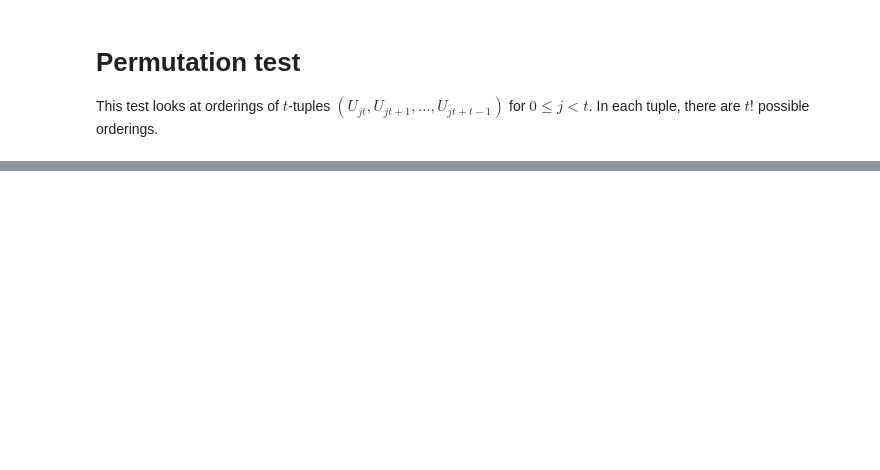
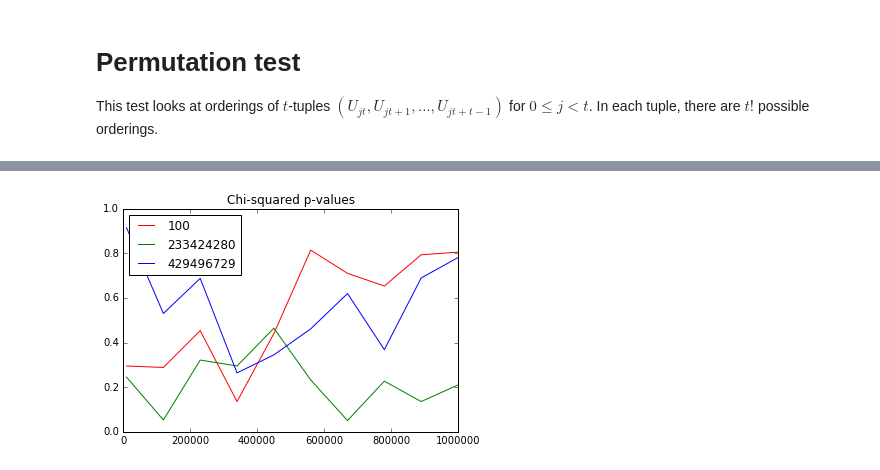
Before and after one commit to kellieotto/prng-slides, a Jupyter notebook: code/sha256-tests.ipynb, the cells around one changed output, grey strips where cells are left out. Drawn from its saved outputs; the diff is of its cells as text; code cells hidden in the pictures; blank space fills up the shorter version.

Commit message:
Add more PRNG tests and get results for 3 seeds

```diff
--- a/code/sha256-tests.ipynb
+++ b/code/sha256-tests.ipynb
@@ -172,5 +169,5 @@ def gap_test(sequence, alpha, beta, t):
     expected.append(conditional_n*(1-p)**t)
     return {'observed' :  count,
             'expected' : expected,
-            'chisquare' : chisquare(count, expected)}
+            'p-value' : chisquare(count, expected)[1]}
 # %%
@@ -233,13 +217,8 @@ def coupontest(sequence, d, t):
     expected[t] = conditional_n - sum(expected)
     return {'observed' :  count,
             'expected' : expected,
-            'chisquare' : chisquare(count, expected)}
+            'p-value' : chisquare(count, expected)[1]}
 
 
 
-
-ss = 100 # seed value
-prng = SHA256(ss)
-
-prns = [prng.random() for i in range(10**7)]
-coupontest(prns, d=5, t=10)
+#coupontest(prns, d=5, t=10)
@@ -288,0 +256,25 @@ conductPermTest(prns[:10**5], 5)
+# %%
+def conduct_sample_by_index_test(sequence, n, k):
+    nprime = n
+    j = 0
+    samp = []
+    counts = dict()
+
+    for j in range(len(sequence)):
+        if nprime > n-k:
+            samp.append( np.floor(nprime * sequence[j]) )
+            nprime -= 1
+        else:
+            f = str(samp)
+            if f in counts.keys():
+                counts[f] += 1
+            else:
+                counts[f] = 1
+            nprime = n
+            samp = []
+
+    return {'counts' : counts,
+            'p-value' : chisquare(list(counts.values()))[1]}
+
+
+#conduct_sample_by_index_test(prns[:10**6], n=10, k=3)
@@ -288,0 +352,11 @@ conductPermTest(prns[:10**5], 5)
+# %%
+plt.gca().set_color_cycle(['red', 'green', 'blue'])
+
+plt.plot(res.reps[res.seed == seedvalues[0]], res.chisq[res.seed == seedvalues[0]])
+plt.plot(res.reps[res.seed == seedvalues[1]], res.chisq[res.seed == seedvalues[1]])
+plt.plot(res.reps[res.seed == seedvalues[2]], res.chisq[res.seed == seedvalues[2]])
+plt.legend(seedvalues, loc='upper left')
+plt.title("Chi-squared p-values")
+plt.show()
+# %% [output]
+[figure, added]
```
Also changed, not shown: parts of 15 cells of this notebook.
